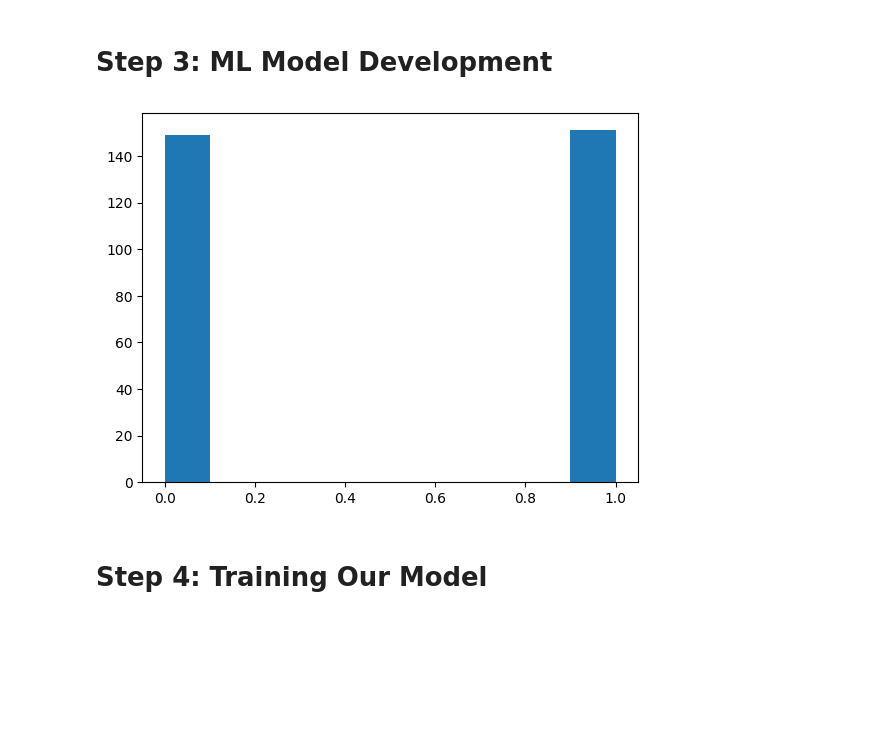
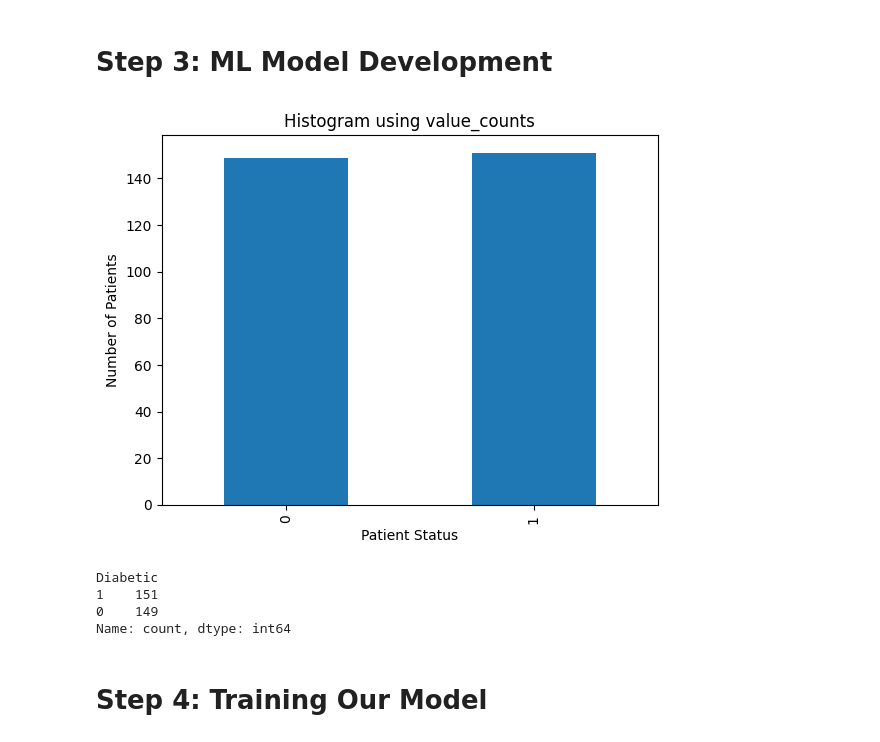
Before and after one commit to gweldit/ai-diabetes-detection, a Jupyter notebook: dt.ipynb, the cells around one changed output. Saved outputs shown, nothing was run; the diff lists cells and outputs as text; code cells hidden in the pictures; blank space fills up the shorter version.

```diff
--- a/dt.ipynb
+++ b/dt.ipynb
@@ -73,11 +61,23 @@ y = df['Diabetic']
 X_train, X_test, y_train, y_test = train_test_split(X_scaled, y, test_size = 0.20, random_state = 42)
 # %%
 # check the number of patients who have diabetes and patients with out diabetes.
+counts = y.value_counts().sort_index()
 
-plt.hist(y)
+# Generate a histogram plot
+counts.plot(kind='bar')
+plt.xlabel('Patient Status')
+plt.ylabel('Number of Patients')
+plt.title('Histogram using value_counts')
 plt.show()
 # %% [output]
-[figure, old version]
+[figure, new version]
+# %%
+y.value_counts()
+# %% [output]
+Diabetic
+1    151
+0    149
+Name: count, dtype: int64
 # %% [markdown]
 # Step 4: Training Our Model
 # %%
```
Also changed, not shown: parts of 4 cells of this notebook.
